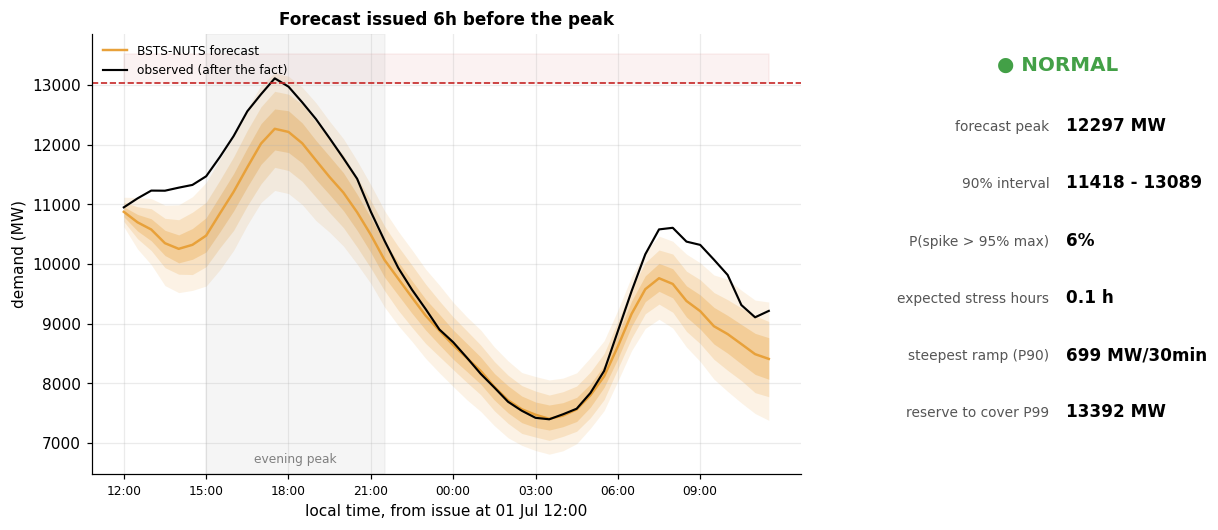
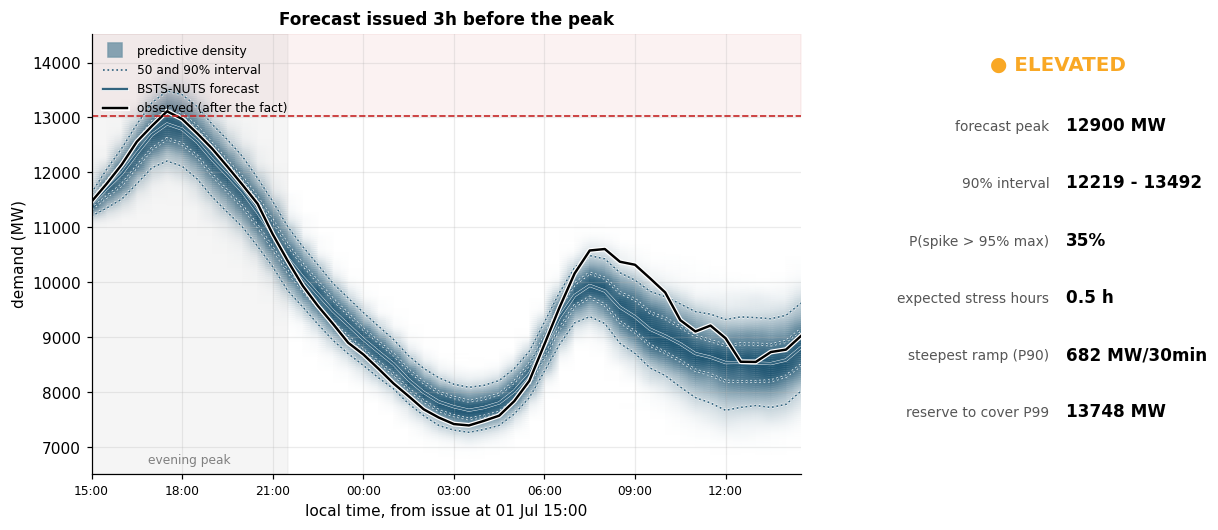
Code edit (unified diff) that turned the first committed figure into the second:
--- before
+++ after
@@ -1,8 +1,2 @@
-def fan(ax, x, paths, color, label=None):
-    for lo, hi, alpha in [(0.025, 0.975, 0.13), (0.1, 0.9, 0.20), (0.25, 0.75, 0.30)]:
-        ax.fill_between(x, np.quantile(paths, lo, 0), np.quantile(paths, hi, 0), color=color, alpha=alpha, lw=0)
-    ax.plot(x, np.median(paths, 0), color=color, lw=1.6, label=label)
-
-
 def alert_for(prob):
     return "red" if prob > 0.5 else "amber" if prob > 0.15 else "green"
@@ -28,6 +22,13 @@
 grid = fig.add_gridspec(1, 3, width_ratios=[2.5, 0.05, 1.0], wspace=0.15)
 ax = fig.add_subplot(grid[0, 0])
-fan(ax, hx, hero["paths"], BSTS_C, label="BSTS-NUTS forecast")
-ax.plot(hx, obs_hero, color="black", lw=1.4, label="observed (after the fact)")
+density_ribbon(
+    ax,
+    hx,
+    samples=hero["paths"],
+    observed=obs_hero,
+    cmap=CONSOLE_CMAP,
+    label="BSTS-NUTS forecast",
+    observed_label="observed (after the fact)",
+)
 ax.axhline(spike, color=ALERT["red"], ls="--", lw=1.1)
 ax.fill_between(hx, spike, ax.get_ylim()[1], color=ALERT["red"], alpha=0.06)

Commit: Add temperature spline and thermal-inertia features, Rao-Blackwellised calibration diagnostics